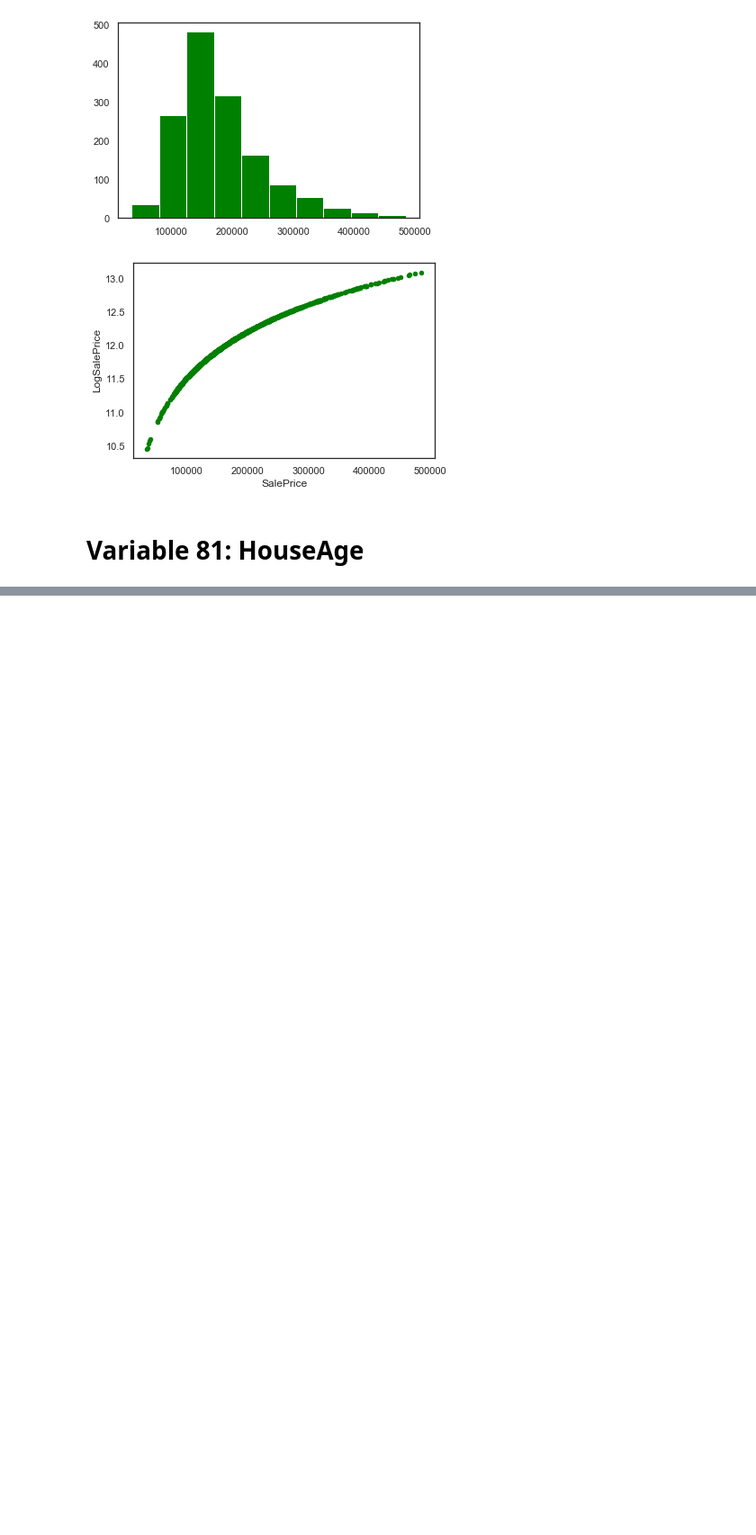
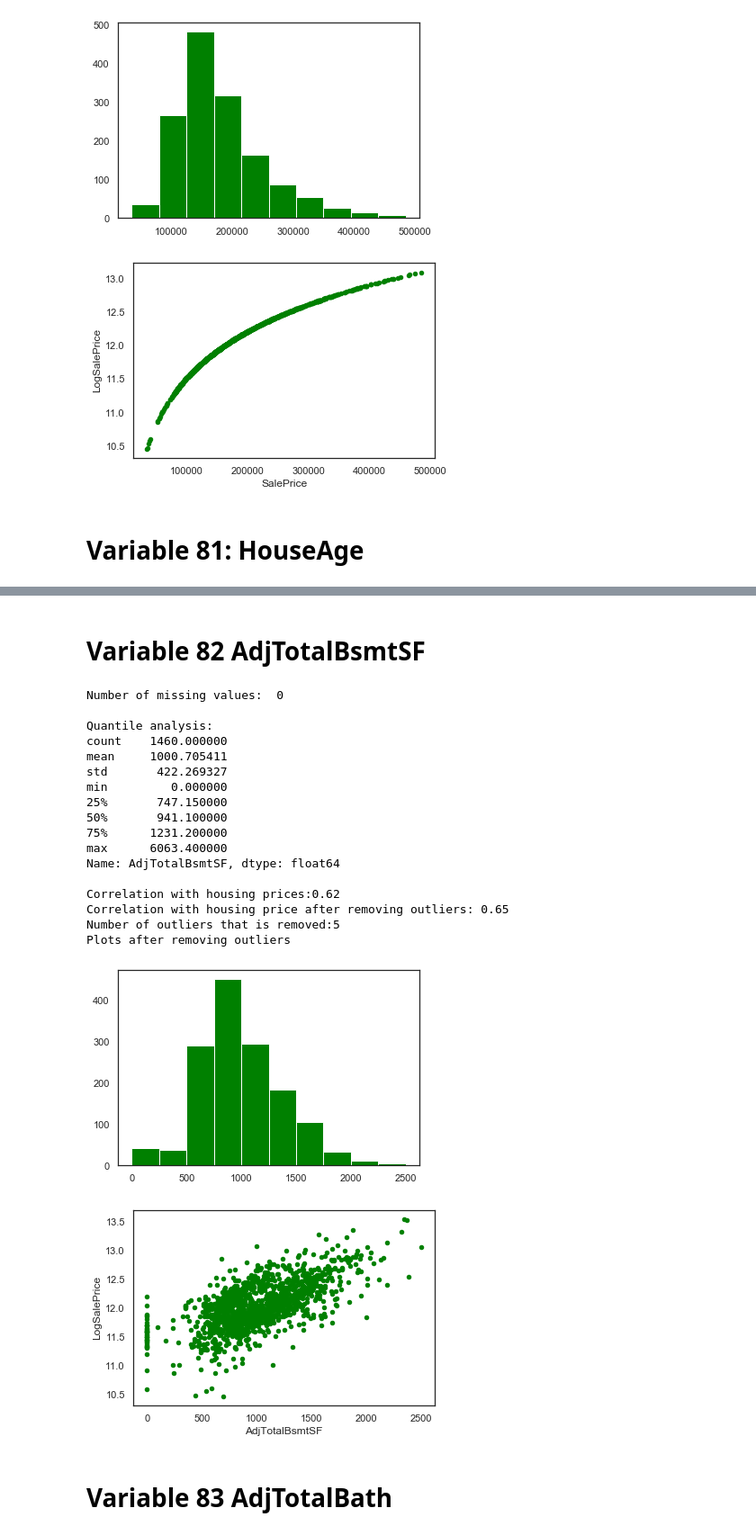
Before and after one commit to zhangym1256/Housing_Price_Project, a Jupyter notebook: may/Machine_Learning_EDA_All_May.ipynb, the cells around one changed output, grey strips where cells are left out. Shown at 90% size. Cells and saved outputs as stored; diff of their text form; code cells hidden in the pictures; blank space fills up the shorter version.

```diff
--- a/may/Machine_Learning_EDA_All_May.ipynb
+++ b/may/Machine_Learning_EDA_All_May.ipynb
@@ -2379,0 +2450,26 @@ Plots after removing outliers
+# %% [markdown]
+# Variable 82 AdjTotalBsmtSF
+# %%
+EDA_numeric(df, "AdjTotalBsmtSF")
+# %% [output]
+Number of missing values:  0
+
+Quantile analysis:
+count    1460.000000
+mean     1000.705411
+std       422.269327
+min         0.000000
+25%       747.150000
+50%       941.100000
+75%      1231.200000
+max      6063.400000
+Name: AdjTotalBsmtSF, dtype: float64
+
+Correlation with housing prices:0.62
+Correlation with housing price after removing outliers: 0.65
+Number of outliers that is removed:5
+Plots after removing outliers
+[figure, added]
+[figure, added]
+# %% [markdown]
+# Variable 83 AdjTotalBath
```
Also changed, not shown: parts of 25 cells of this notebook, 1 other file.
